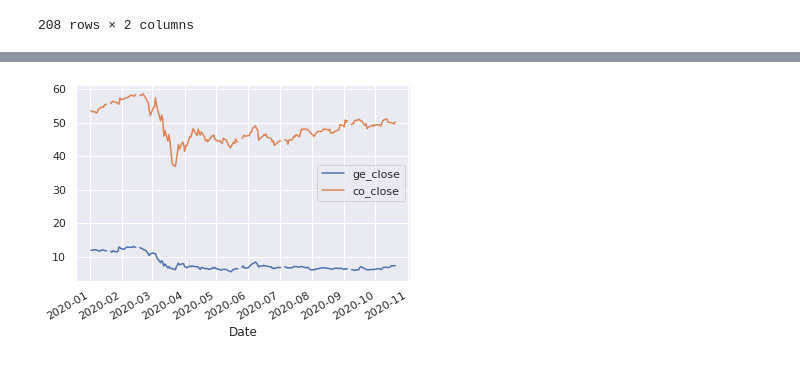
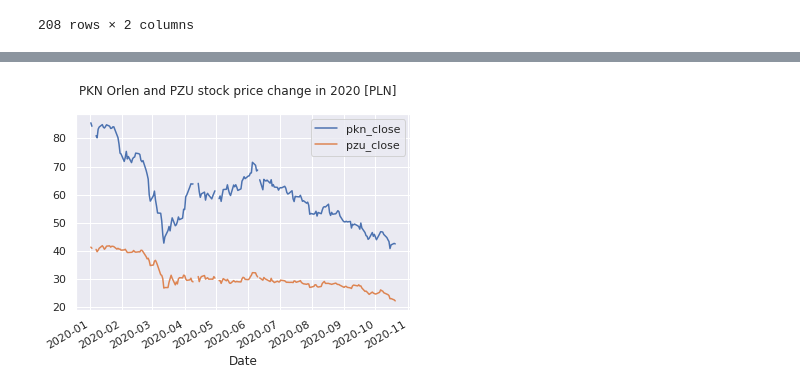
Before and after one commit to mietekdom/Data_Science_Cases, a Jupyter notebook: Stock_Market_All.ipynb, the cells around one changed output, grey strips where cells are left out. Drawn from its saved outputs; the diff is of its cells as text; code cells hidden in the pictures.

```diff
--- a/Stock_Market_All.ipynb
+++ b/Stock_Market_All.ipynb
@@ -139,5 +135,5 @@ _ = close_pln.plot()
-# %%
-
-_ = close_usd.plot()
-# %% [output]
-[figure, removed]
+# %%
+_ = close_pln.plot()
+_ = plt.suptitle('PKN Orlen and PZU stock price change in 2020 [PLN]')
+# %% [output]
+[figure, added]
```
Also changed, not shown: parts of 2 cells of this notebook.
